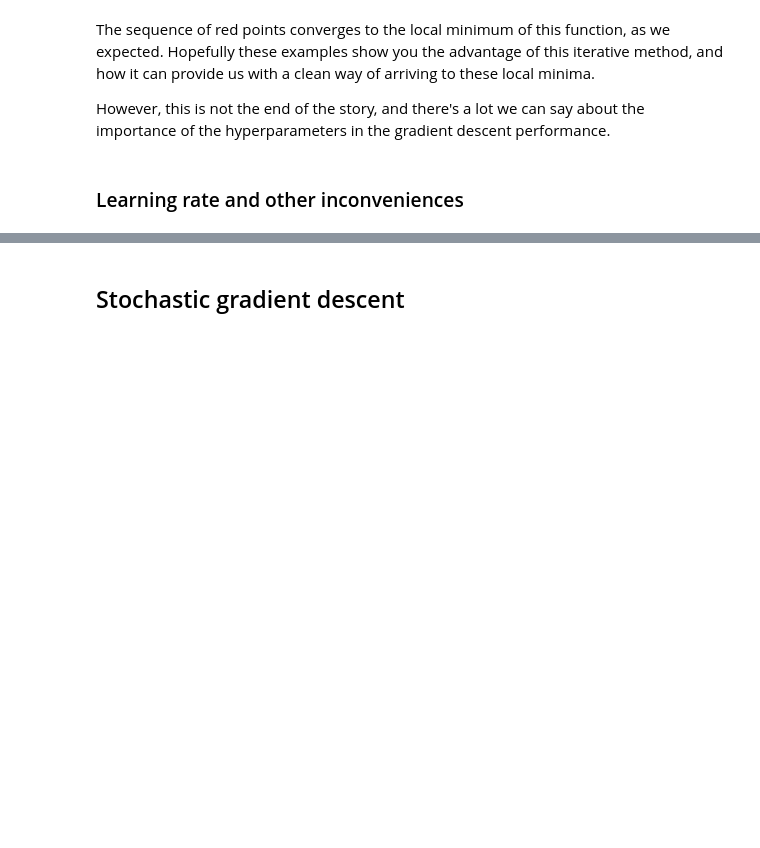
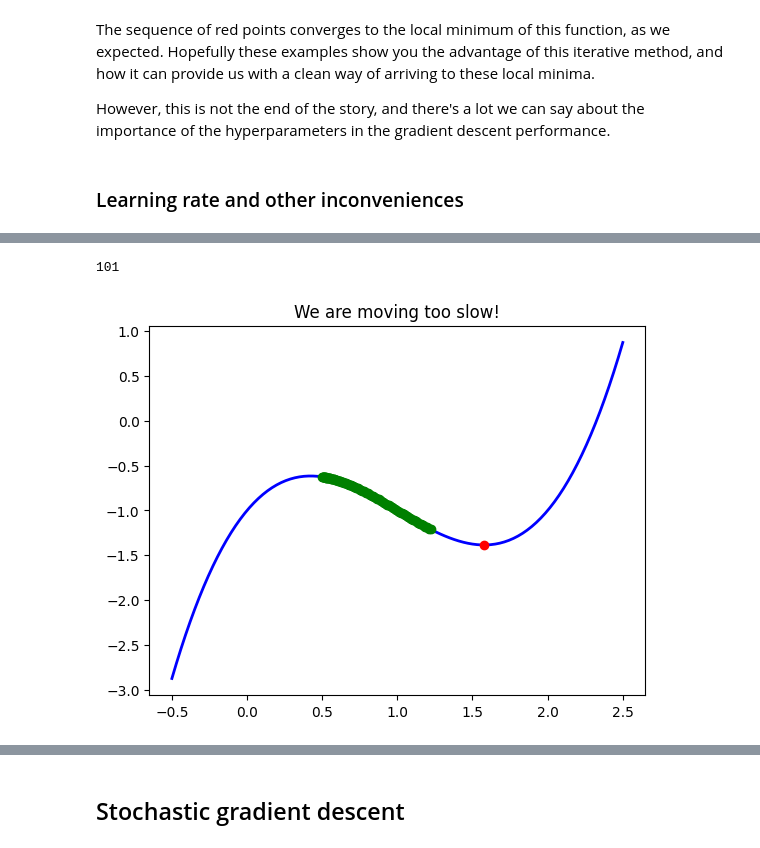
Before and after one commit to JimmyCalvoMonge/appmathpython, a Jupyter notebook: src/optimization/gradient_descent.ipynb, the cells around one changed output, grey strips where cells are left out. Cells and saved outputs as stored; diff of their text form; code cells hidden in the pictures; blank space fills up the shorter version.

```diff
--- a/src/optimization/gradient_descent.ipynb
+++ b/src/optimization/gradient_descent.ipynb
@@ -121,13 +77,0 @@ To find the minima we look for we could find the zeros of this gradient by any o
-# %%
-idxxs = []
-for idx, val in enumerate(gradfx):
-    if idx < len(gradfx) - 1:
-        # Append index if its next value has different sign.
-        if gradfx[idx]*gradfx[idx+1] < 0:
-            idxxs.append(idx)
-
-# Of all these indices find the one for which f has the minimum value.
-idx_use = np.argmin([fx[i] for i in idxxs])
-# The min is the value of x at this index.
-min_at = xx[idxxs[idx_use]]
-print(f'The minimum is attained approximately at x={min_at}')
@@ -410,0 +352,16 @@ However, this is not the end of the story, and there's a lot we can say about th
+# %%
+seq_vals = gradient_descent(my_gradient, x_0=0.5, alpha=0.01, tol=0.001, maxiter=100)
+print(len(seq_vals))
+
+xx = np.linspace(-0.5, 2.5, 100)
+fx = [my_func(x) for x in xx]
+plt.plot(xx, fx, linewidth=2, color='b')
+
+for val in seq_vals:
+    plt.plot(val, my_func(val), "og")
+plt.plot(1.577, -1.385, "or")
+plt.title('We are moving too slow!')
+plt.show()
+# %% [output]
+101
+[figure, added]
```
Also changed, not shown: parts of 27 cells of this notebook, 1 other file.
